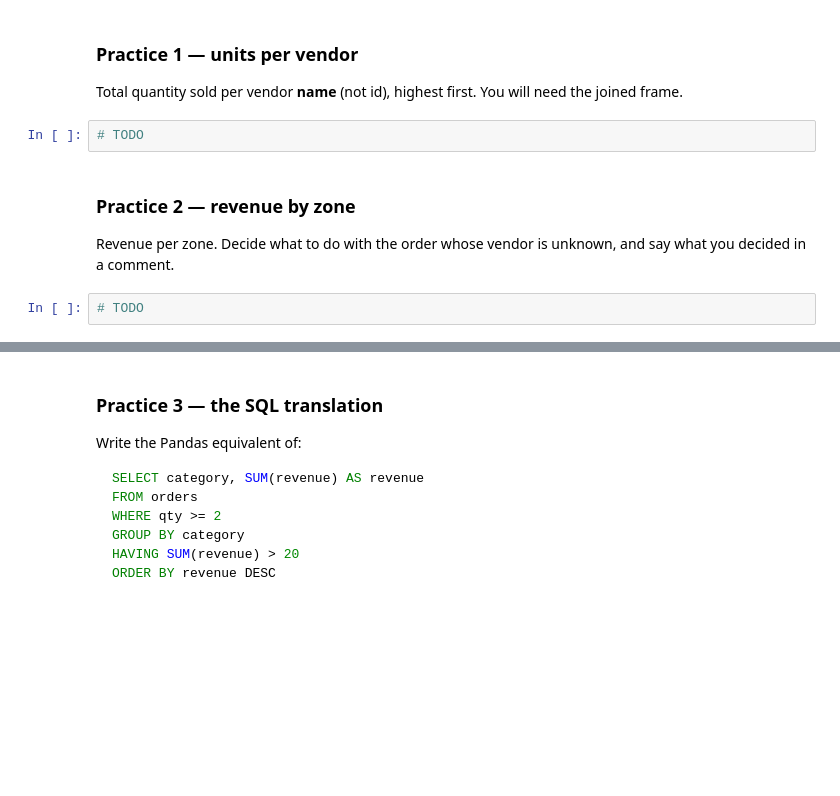
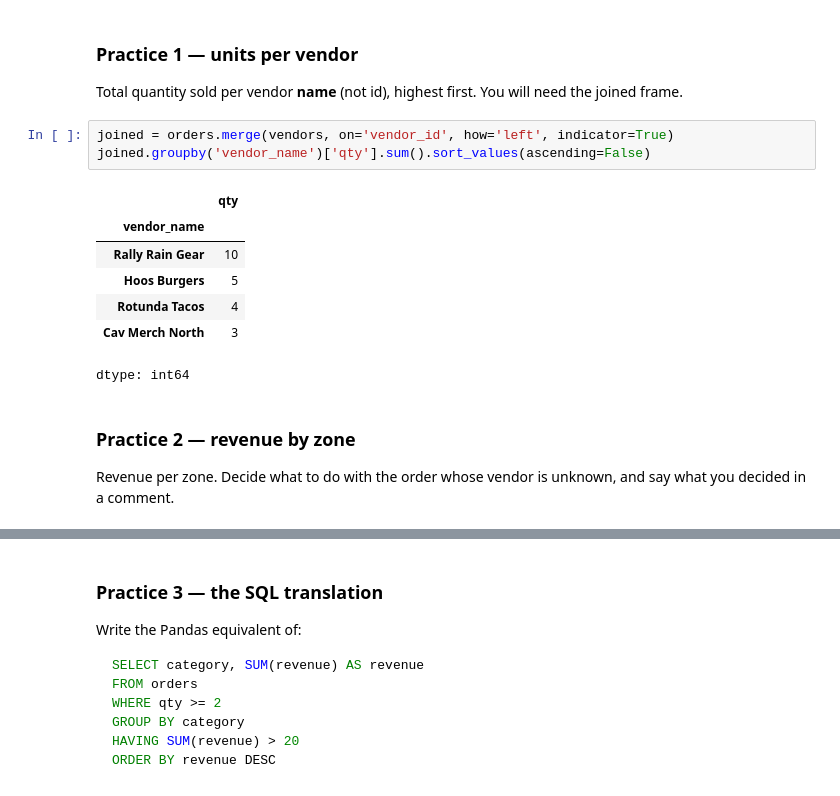
Before and after one commit to ahhill27/ds2002-fa26, a Jupyter notebook: notebooks/03-pandas-cleaning/2026-09-14 — SQL to Python to DataFrames — Lecture.ipynb, the cells around one changed output, grey strips where cells are left out. Saved outputs shown, nothing was run; the diff lists cells and outputs as text; blank space fills up the shorter version.

```diff
--- a/notebooks/03-pandas-cleaning/2026-09-14 — SQL to Python to DataFrames — Lecture.ipynb
+++ b/notebooks/03-pandas-cleaning/2026-09-14 — SQL to Python to DataFrames — Lecture.ipynb
@@ -491,11 +492,18 @@ plt.show()
 ### Practice 1 — units per vendor
 
 Total quantity sold per vendor **name** (not id), highest first. You will need the joined frame.
-# %%
-# TODO
+# %%
+joined = orders.merge(vendors, on='vendor_id', how='left', indicator=True)
+joined.groupby('vendor_name')['qty'].sum().sort_values(ascending=False)
+# %% [output]
+|  | qty |
+| vendor_name |  |
+| Rally Rain Gear | 10 |
+| Hoos Burgers | 5 |
+| Rotunda Tacos | 4 |
+| Cav Merch North | 3 |
+dtype: int64
 # %% [markdown]
 ### Practice 2 — revenue by zone
 
 Revenue per zone. Decide what to do with the order whose vendor is unknown, and say what you decided in a comment.
-# %%
-# TODO
```
Also changed, not shown: parts of 8 cells of this notebook.
